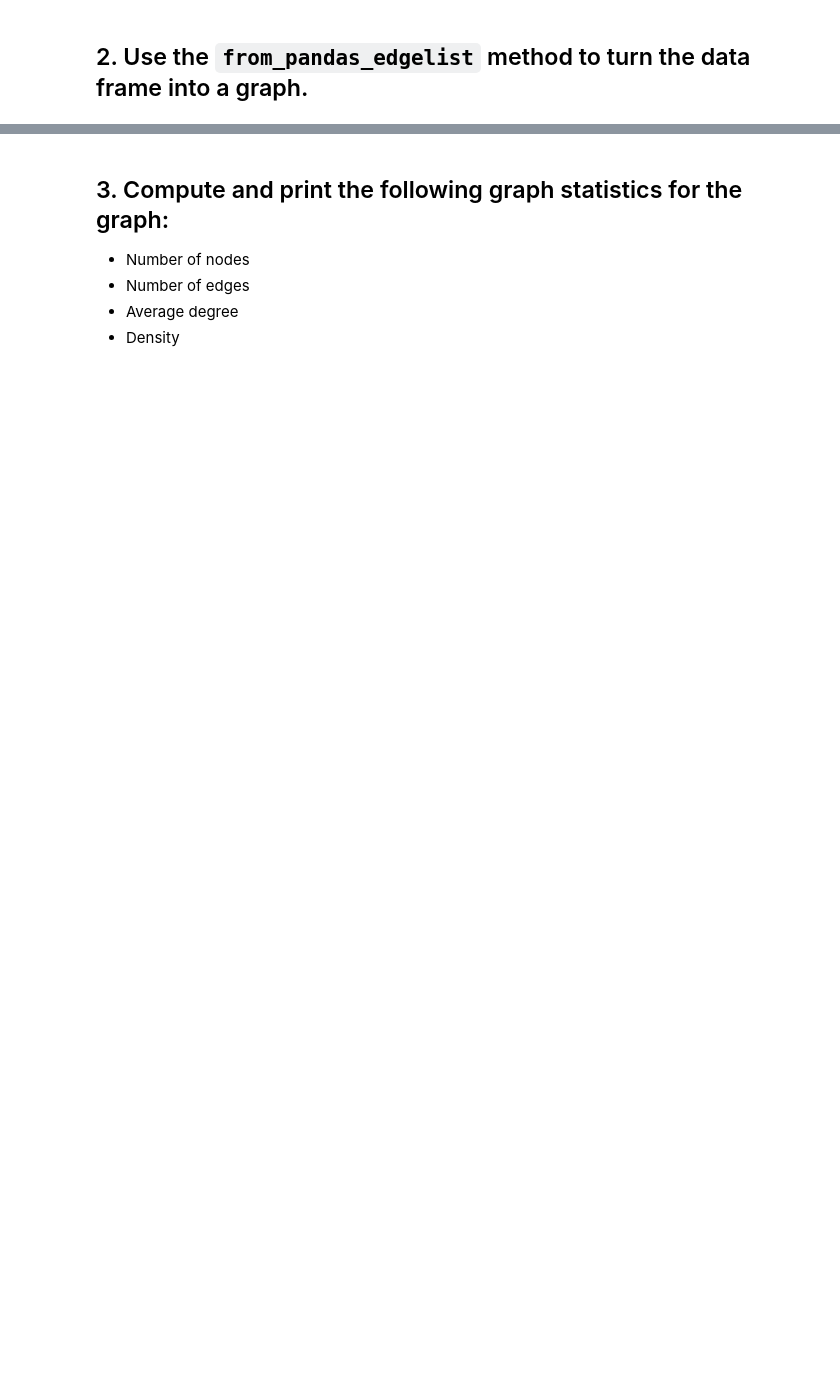
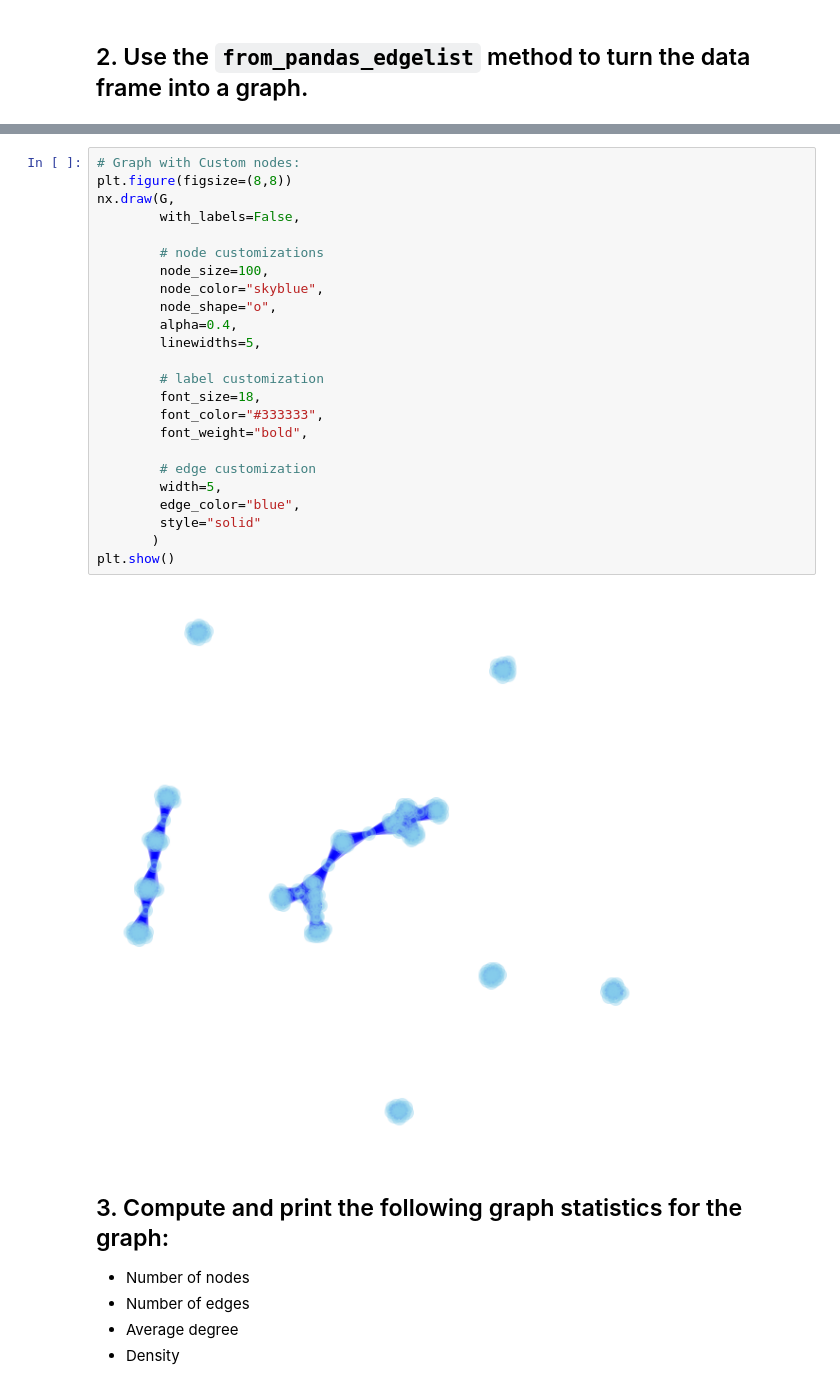
Before and after one commit to ta-datapt-bcn/lab-network-analysis, a Jupyter notebook: your-code/main.ipynb, the cells around one changed output, grey strips where cells are left out. Cells and saved outputs as stored; diff of their text form; blank space fills up the shorter version.

```diff
--- a/your-code/main.ipynb
+++ b/your-code/main.ipynb
@@ -24,3 +81,29 @@ Sort descending by the number of pairwise interactions. Which pair of players ha
+# %%
+# Graph with Custom nodes:
+plt.figure(figsize=(8,8))
+nx.draw(G,
+        with_labels=False,
+
+        # node customizations
+        node_size=100,
+        node_color="skyblue",
+        node_shape="o",
+        alpha=0.4,
+        linewidths=5,
+
+        # label customization
+        font_size=18,
+        font_color="#333333",
+        font_weight="bold",
+
+        # edge customization
+        width=5,
+        edge_color="blue",
+        style="solid"
+       )
+plt.show()
+# %% [output]
+[figure, added]
 # %% [markdown]
 ## 3. Compute and print the following graph statistics for the graph:
 
```
Also changed, not shown: parts of 17 cells of this notebook, 1 other file.
